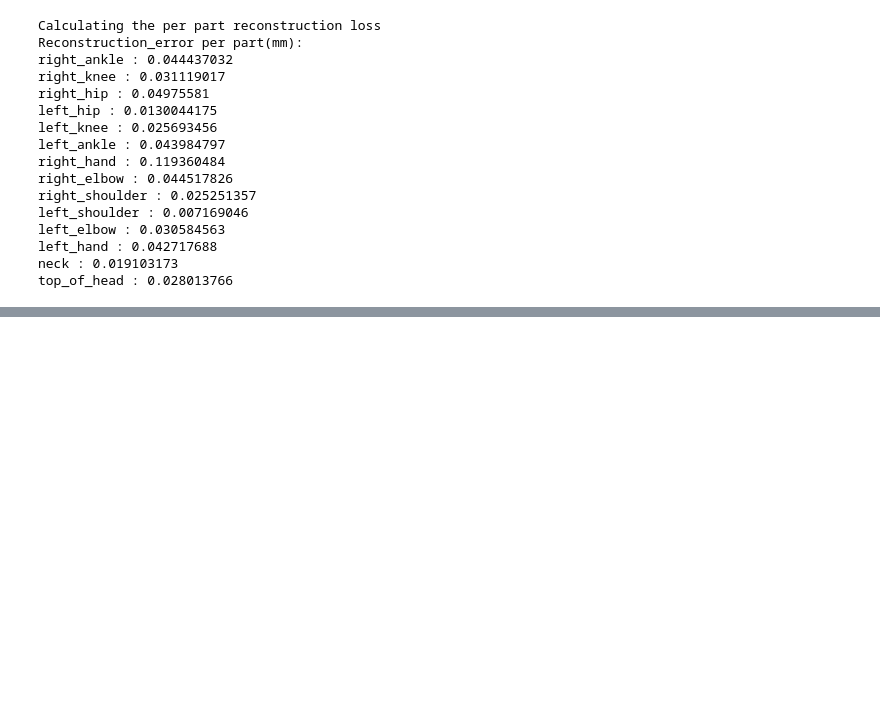
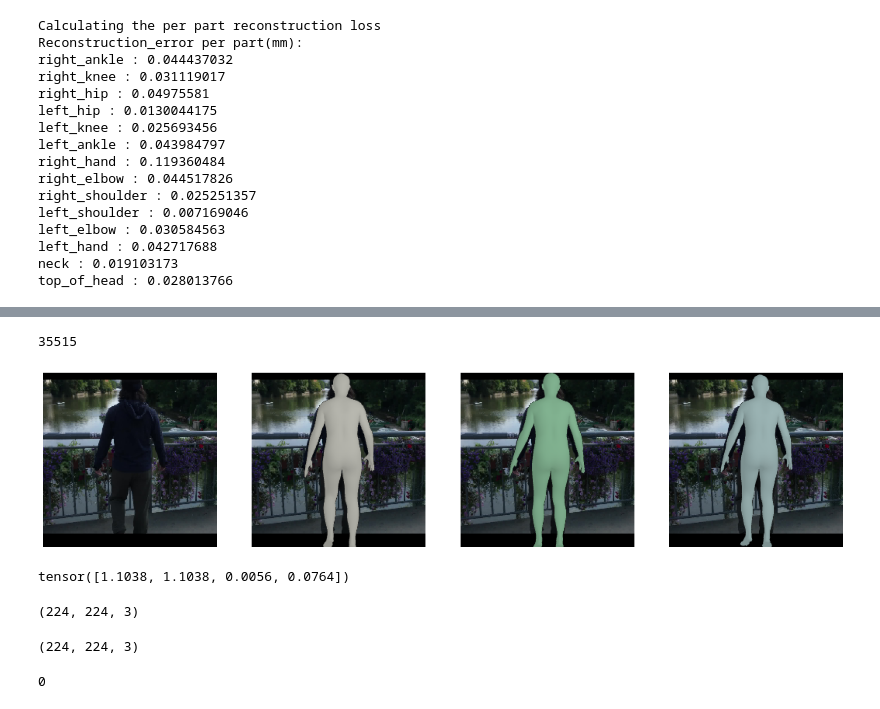
Before and after one commit to sspsk/thesis, a Jupyter notebook: notebooks/projection.ipynb, the cells around one changed output, grey strips where cells are left out. Saved outputs shown, nothing was run; the diff lists cells and outputs as text; code cells hidden in the pictures; blank space fills up the shorter version.

Commit message:
add vibe rendering scipt

```diff
--- a/notebooks/projection.ipynb
+++ b/notebooks/projection.ipynb
@@ -298,0 +338,2 @@ top_of_head : 0.028013766
+# %%
+renderer = Renderer(resolution=(224, 224), orig_img=True)
@@ -298,0 +342,53 @@ top_of_head : 0.028013766
+# %%
+len(dataset)
+# %% [output]
+35515
+# %%
+sample = dataset[3410]#11 is the man with the disc
+
+fig,axs = plt.subplots(1,4,figsize=(20,5))
+
+cam_hmr,pose_hmr,shape_hmr = model_hmr(sample['img'].unsqueeze(0))
+pose_mat_hmr = rot6d_to_rotmat(pose_hmr[-1].reshape(-1,6)).reshape(-1,24,3,3).flatten(2,3)
+output_hmr = smpl(global_orient=pose_mat_hmr[:,:1,:],body_pose=pose_mat_hmr[:,1:,:],betas=shape_hmr[-1],pose2rot=False)
+
+cam_hmr2,pose_hmr2,shape_hmr2 = model_hmr2(sample['img'].unsqueeze(0))
+pose_mat_hmr2 = rot6d_to_rotmat(pose_hmr2[-1].reshape(-1,6)).reshape(-1,24,3,3).flatten(2,3)
+output_hmr2 = smpl(global_orient=pose_mat_hmr2[:,:1,:],body_pose=pose_mat_hmr2[:,1:,:],betas=shape_hmr2[-1],pose2rot=False)
+
+cam_hmr4,pose_hmr4,shape_hmr4,_ = model_hmr4(sample['img'].unsqueeze(0))
+pose_mat_hmr4 = rot6d_to_rotmat(pose_hmr4[-1].reshape(-1,6)).reshape(-1,24,3,3).flatten(2,3)
+output_hmr4 = smpl(global_orient=pose_mat_hmr4[:,:1,:],body_pose=pose_mat_hmr4[:,1:,:],betas=shape_hmr4[-1],pose2rot=False)
+
+aug_cam_hmr = torch.tensor([cam_hmr[-1][0][0],cam_hmr[-1][0][0],cam_hmr[-1][0][1],cam_hmr[-1][0][2]])
+aug_cam_hmr2 = torch.tensor([cam_hmr2[-1][0][0],cam_hmr2[-1][0][0],cam_hmr2[-1][0][1],cam_hmr2[-1][0][2]])
+aug_cam_hmr4 = torch.tensor([cam_hmr4[-1][0][0],cam_hmr4[-1][0][0],cam_hmr4[-1][0][1],cam_hmr4[-1][0][2]])
+
+
+mean=torch.tensor([0.485, 0.456, 0.406])
+std=torch.tensor([0.229, 0.224, 0.225])
+img = sample['img']*std.unsqueeze(-1).unsqueeze(-1) + mean.unsqueeze(-1).unsqueeze(-1)
+axs[0].imshow(img.permute(1,2,0).numpy())
+
+myimg = img.permute(1,2,0).numpy().copy()
+myimg=(myimg*255).astype(np.uint8)
+res_hmr = renderer.render(myimg,output_hmr.vertices[0].detach().numpy(),aug_cam_hmr.numpy())
+res_hmr2 = renderer.render(myimg,output_hmr2.vertices[0].detach().numpy(),aug_cam_hmr2.numpy(),color=[0.47,0.96,0.60])
+res_hmr4 = renderer.render(myimg,output_hmr4.vertices[0].detach().numpy(),aug_cam_hmr4.numpy(),color=[0.69,0.96,0.96])
+
+axs[1].imshow(res_hmr)
+axs[2].imshow(res_hmr2)
+axs[3].imshow(res_hmr4)
+
+for ax in axs:
+    ax.set_axis_off()
+# %% [output]
+[figure, added]
+# %%
+aug_cam_hmr
+# %% [output]
+tensor([1.1038, 1.1038, 0.0056, 0.0764])
+# %%
+img.permute(1,2,0).numpy().shape
+# %% [output]
+(224, 224, 3)
@@ -298,0 +397,4 @@ top_of_head : 0.028013766
+# %%
+myimg.shape
+# %% [output]
+(224, 224, 3)
@@ -298,0 +405,4 @@ top_of_head : 0.028013766
+# %%
+myimg.min()
+# %% [output]
+0
```
Also changed, not shown: parts of 20 cells of this notebook, 1 other file.
